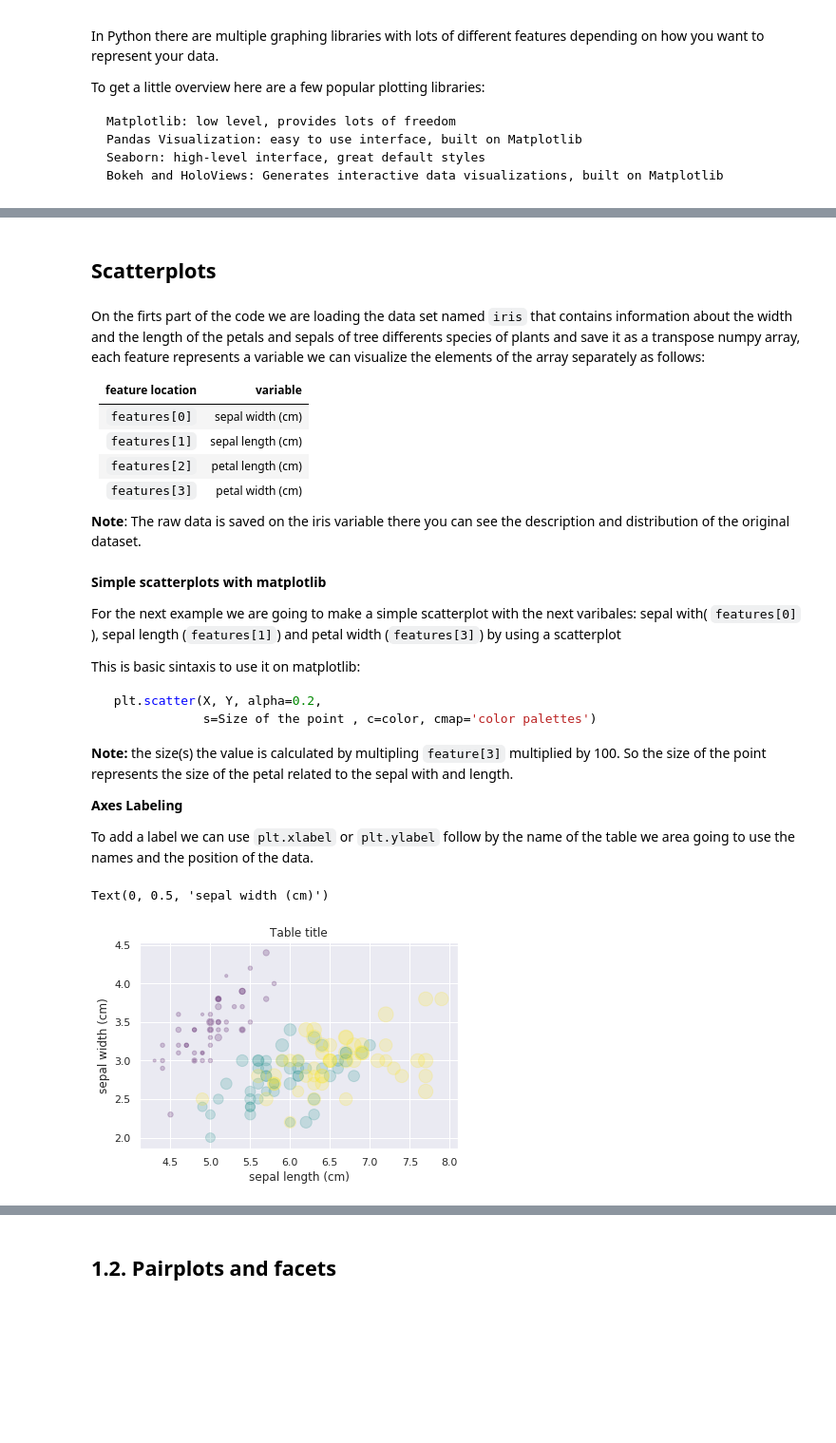
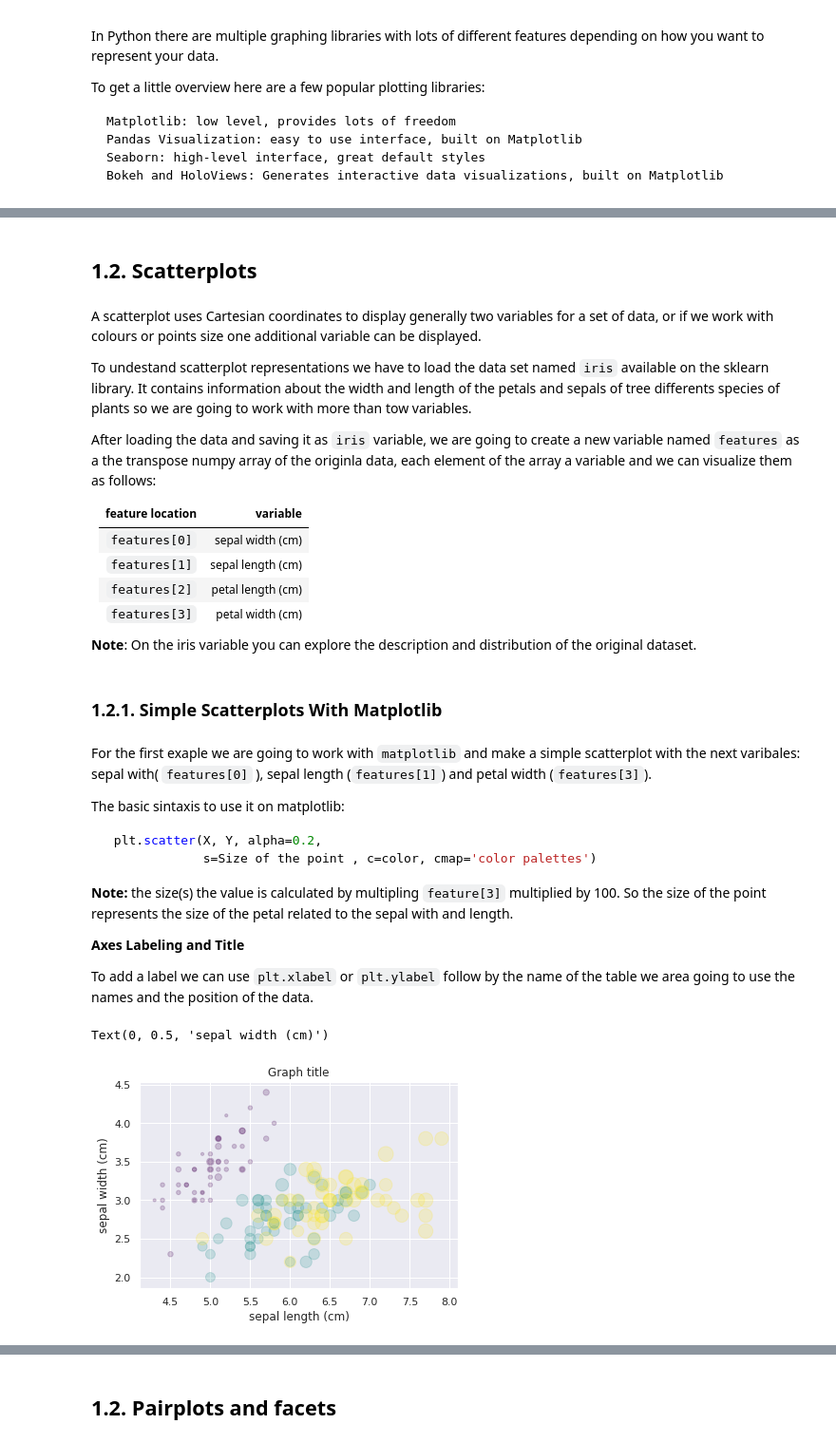
Before and after one commit to ScientificDetectivesAgency/DataScience, a Jupyter notebook: Data Visualization.ipynb, the cells around one changed output, grey strips where cells are left out. Shown at 95% size. Saved outputs shown, nothing was run; the diff lists cells and outputs as text; code cells hidden in the pictures; blank space fills up the shorter version.

````diff
--- a/Data Visualization.ipynb
+++ b/Data Visualization.ipynb
@@ -38,9 +38,13 @@ from sklearn.datasets import load_iris
 [interactive output not drawn]
 [interactive output not drawn]
 # %% [markdown]
-## Scatterplots
+## 1.2. Scatterplots
 # %% [markdown]
-On the firts part of the code we are loading the data set named `iris` that contains information about the width and the length of the petals and sepals of tree differents species of plants and save it as a transpose numpy array, each feature represents a variable we can visualize the elements of the array separately as follows:
+A scatterplot uses Cartesian coordinates to display generally two variables for a set of data, or if we work with colours or points size one additional variable can be displayed.
+
+To undestand scatterplot representations we have to load the data set named `iris` available on the sklearn library. It contains information about the width and length of the petals and sepals of tree differents species of plants so we are going to work with more than tow variables.
+
+After loading the data and saving it as `iris` variable, we are going to create a new variable named `features` as a the transpose numpy array of the originla data, each element of the array a variable and we can visualize them  as follows:
 
 | feature location | variable   |
 |------------|------------------|
@@ -49,35 +53,35 @@ On the firts part of the code we are loading the data set named `iris` that cont
 |`features[2]`| petal length (cm)|
 |`features[3]`| petal width (cm) |
 
-**Note**: The raw data is saved on the iris variable there you can see the description and distribution of the original dataset.
+**Note**: On the iris variable you can explore the description and distribution of the original dataset.
 # %%
 iris = load_iris()
 features = iris.data.T
 
 #iris
 #features[0]
+# %% [markdown]
+### 1.2.1.  Simple Scatterplots With Matplotlib
 # %% [markdown]
-**Simple scatterplots with matplotlib**
+For the first exaple we are going to work with `matplotlib` and make a simple scatterplot with the next varibales: sepal with( `features[0]` ), sepal length (`features[1]`) and petal width (`features[3]`).
 
-For the next example we are going to make a simple scatterplot with the next varibales: sepal with( `features[0]` ), sepal length (`features[1]`) and petal width (`features[3]`) by using a scatterplot
-
-This is basic sintaxis to use it on matplotlib:
+The basic sintaxis to use it on matplotlib:
 ```python
  plt.scatter(X, Y, alpha=0.2,
              s=Size of the point , c=color, cmap='color palettes')
 ```
  **Note:** the size(s) the value is calculated by multipling `feature[3]` multiplied by 100. So the size of the point represents the size of the petal related to the sepal with and length.
 
-**Axes Labeling**
+**Axes Labeling and Title**
 
 To add a label we can use `plt.xlabel` or `plt.ylabel` follow by the name of the table we area going to use the names and the position of the data.
 # %%
 plt.scatter(features[0], features[1], alpha=0.2,
             s=100*features[3], c=iris.target, cmap='viridis')
 
-plt.title('Table title')
+plt.title('Graph title')
 plt.xlabel(iris.feature_names[0])
 plt.ylabel(iris.feature_names[1])
 # %% [output]
 Text(0, 0.5, 'sepal width (cm)')
-[figure, old version]
+[figure, new version]
````
Also changed, not shown: parts of 8 cells of this notebook.
